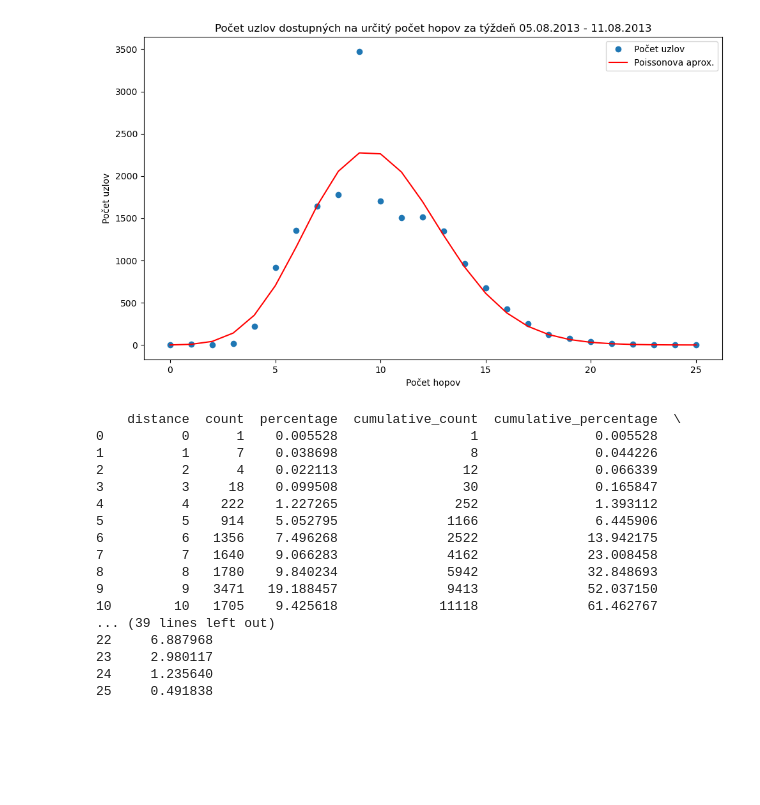
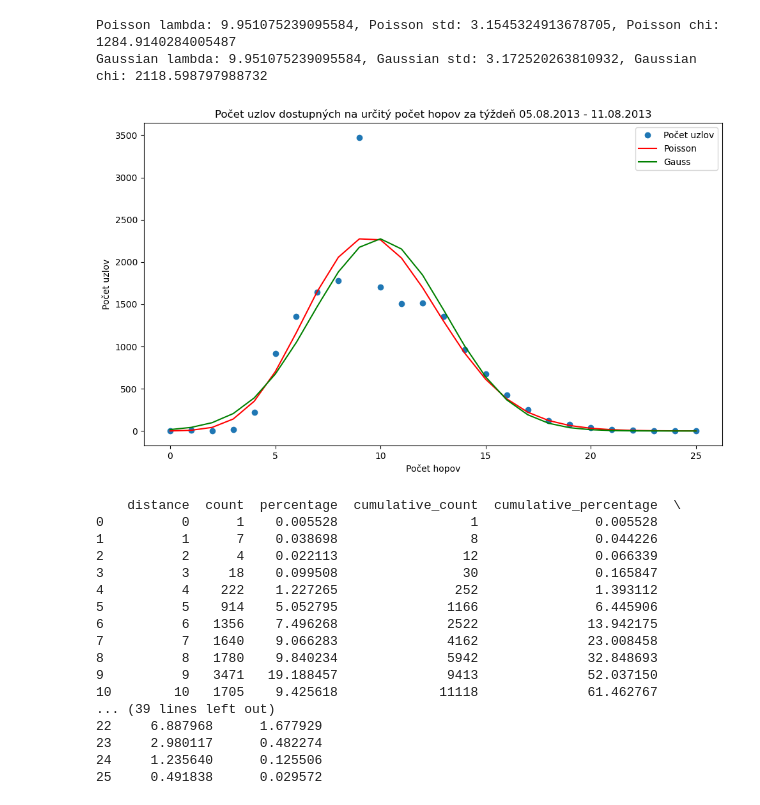
Before and after one commit to Crelip/IPAnalysisTool, a Jupyter notebook: notebooks/hop_analysis.ipynb, the cells around one changed output. Saved outputs shown, nothing was run; the diff lists cells and outputs as text; code cells hidden in the pictures; blank space fills up the shorter version.

```diff
--- a/notebooks/hop_analysis.ipynb
+++ b/notebooks/hop_analysis.ipynb
@@ -5,38 +7,52 @@ from ip_analysis_tool.accessibility_within_hops import accessibility_within_hops
+# %%
+# Helper chi-squared function
+import numpy as np
+def chi_2(data, observed, expected):
+    obs = data[observed].values
+    exp = data[expected].values
+    return np.sum((obs - exp)**2 / exp)
 # %%
-from ip_analysis_tool.trend_identification import poisson_fit
-from ip_analysis_tool.visualize.chart import visualize_chart_add_line
+
 data = accessibility_within_hops(get_graph_by_date(get_date_object("2013-08-05")))
-data = poisson_fit(data, x_characteristic="distance", y_characteristic="count")
+data, poisson_lambda, poisson_std = poisson_fit(data, x_characteristic="distance", y_characteristic="count")
+data, gauss_lambda, gauss_std = gaussian_fit(data, x_characteristic="distance",y_characteristic="count")
 data.to_csv("scratchpad/accessibility_within_hops_2013-08-05.csv", index=False)
-visualize_chart_add_line(
+print("Poisson lambda: " + str(poisson_lambda) + ", Poisson std: " + str(poisson_std) + ", Poisson chi: " + str(chi_2(data, "count", "poisson_fit")))
+print("Gaussian lambda: " + str(gauss_lambda) + ", Gaussian std: " + str(gauss_std) + ", Gaussian chi: " + str(chi_2(data, "count", "gaussian_fit")))
+
+visualize_chart_add_dual_line(
     data=data,
     x_characteristic="distance",
     y_characteristic="count",
-    y_line_characteristic="fit",
+    y_line_characteristic="poisson_fit",
+    y_2_line_characteristic="gaussian_fit",
     title="Počet uzlov dostupných na určitý počet hopov za týždeň 05.08.2013 - 11.08.2013",
     x_label="Počet hopov",
     y_label="Počet uzlov",
-    y_line_label="Poissonova aprox.",
+    y_line_label="Poisson",
+    y_2_line_label="Gauss"
 )
 print(data)
 # %% [output]
+Poisson lambda: 9.951075239095584, Poisson std: 3.1545324913678705, Poisson chi: 1284.9140284005487
+Gaussian lambda: 9.951075239095584, Gaussian std: 3.172520263810932, Gaussian chi: 2118.598797988732
-[figure, old version]
+[figure, new version]
-    distance  count  percentage  cumulative_count  cumulative_percentage  \
-0          0      1    0.005528                 1               0.005528
-1          1      7    0.038698                 8               0.044226
-2          2      4    0.022113                12               0.066339
-3          3     18    0.099508                30               0.165847
-4          4    222    1.227265               252               1.393112
-5          5    914    5.052795              1166               6.445906
-6          6   1356    7.496268              2522              13.942175
-7          7   1640    9.066283              4162              23.008458
-8          8   1780    9.840234              5942              32.848693
-9          9   3471   19.188457              9413              52.037150
-10        10   1705    9.425618             11118              61.462767
-... (39 lines left out)
-22     6.887968
-23     2.980117
-24     1.235640
-25     0.491838
+    distance  count  percentage  cumulative_count  cumulative_percentage  \
+0          0      1    0.005528                 1               0.005528
+1          1      7    0.038698                 8               0.044226
+2          2      4    0.022113                12               0.066339
+3          3     18    0.099508                30               0.165847
+4          4    222    1.227265               252               1.393112
+5          5    914    5.052795              1166               6.445906
+6          6   1356    7.496268              2522              13.942175
+7          7   1640    9.066283              4162              23.008458
+8          8   1780    9.840234              5942              32.848693
+9          9   3471   19.188457              9413              52.037150
+10        10   1705    9.425618             11118              61.462767
+... (39 lines left out)
+22     6.887968      1.677929
+23     2.980117      0.482274
+24     1.235640      0.125506
+25     0.491838      0.029572
 # %%
 # Entire data range
```
Also changed, not shown: parts of 2 cells of this notebook, 4 other files.
